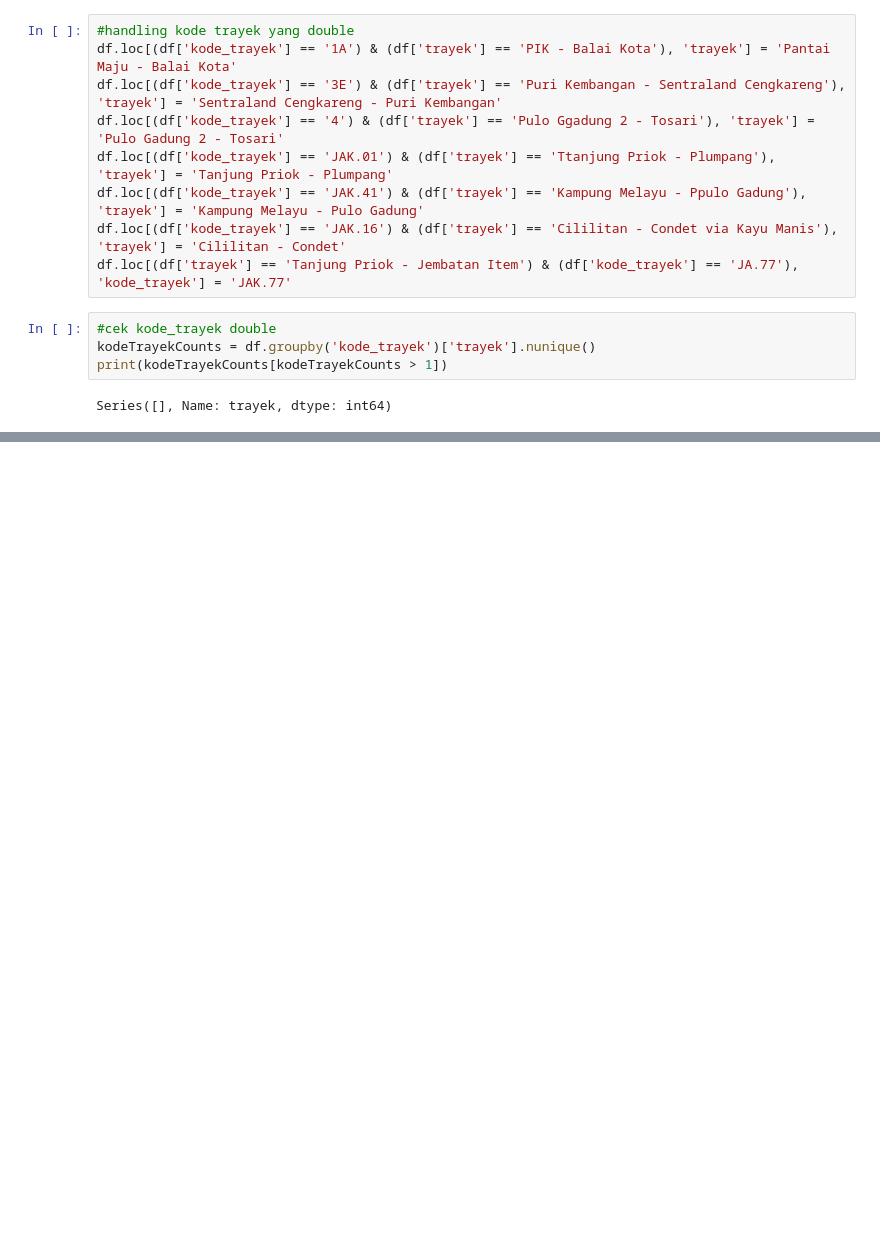
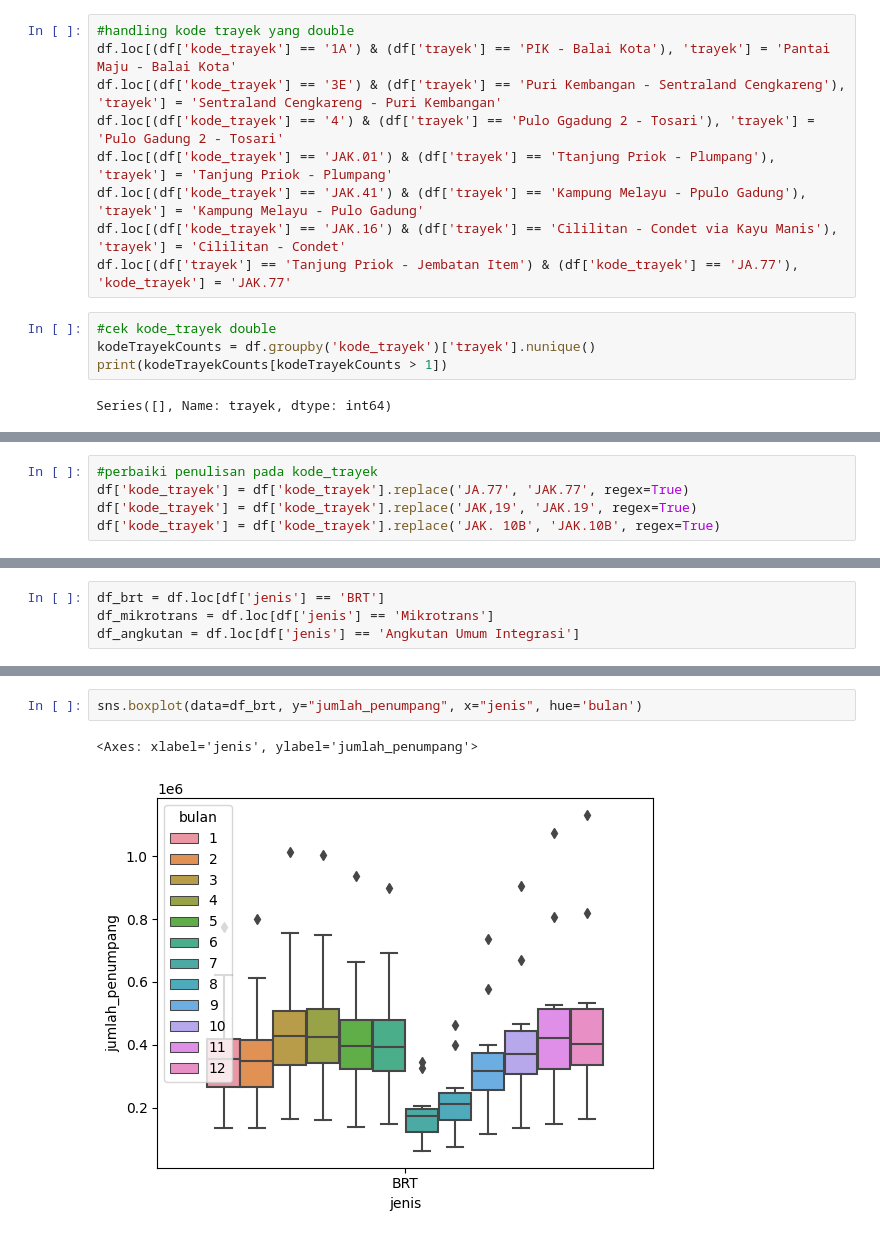
Before and after one commit to dafiqalfa/TransJakarta-Passengers-2021, a Jupyter notebook: notebooks/cleaningData.ipynb, the cells around one changed output, grey strips where cells are left out. Cells and saved outputs as stored; diff of their text form; blank space fills up the shorter version.

```diff
--- a/notebooks/cleaningData.ipynb
+++ b/notebooks/cleaningData.ipynb
@@ -185,0 +186,5 @@ Name: kode_trayek, dtype: int64
+# %%
+#perbaiki penulisan pada kode_trayek
+df['kode_trayek'] = df['kode_trayek'].replace('JA.77', 'JAK.77', regex=True)
+df['kode_trayek'] = df['kode_trayek'].replace('JAK,19', 'JAK.19', regex=True)
+df['kode_trayek'] = df['kode_trayek'].replace('JAK. 10B', 'JAK.10B', regex=True)
@@ -185,0 +198,4 @@ Name: kode_trayek, dtype: int64
+# %%
+df_brt = df.loc[df['jenis'] == 'BRT']
+df_mikrotrans = df.loc[df['jenis'] == 'Mikrotrans']
+df_angkutan = df.loc[df['jenis'] == 'Angkutan Umum Integrasi']
@@ -185,0 +232,5 @@ Name: kode_trayek, dtype: int64
+# %%
+sns.boxplot(data=df_brt, y="jumlah_penumpang", x="jenis", hue='bulan')
+# %% [output]
+<Axes: xlabel='jenis', ylabel='jumlah_penumpang'>
+[figure, added]
```
Also changed, not shown: parts of 24 cells of this notebook.
